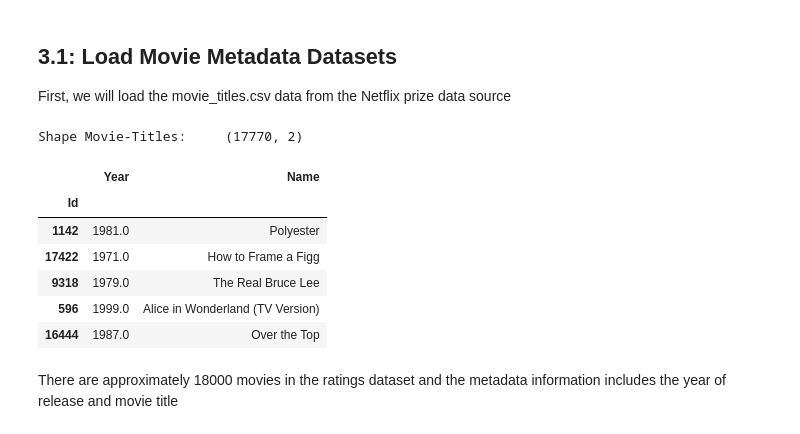
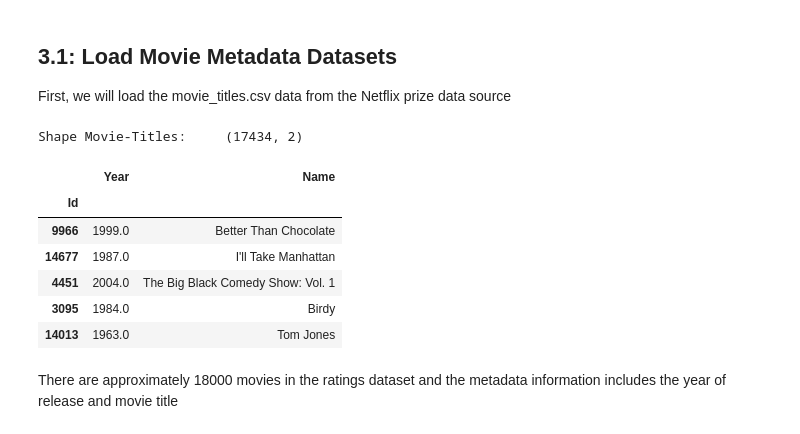
Before and after one commit to dkphung/mec-mini-projects, a Jupyter notebook: mec-17.4.1-recommendation-systems-mini-project/Mini_Project_Recommendation_Systems.ipynb, the cells around one changed output. Drawn from its saved outputs; the diff is of its cells as text; code cells hidden in the pictures.

```diff
--- a/mec-17.4.1-recommendation-systems-mini-project/Mini_Project_Recommendation_Systems.ipynb
+++ b/mec-17.4.1-recommendation-systems-mini-project/Mini_Project_Recommendation_Systems.ipynb
@@ -101,21 +101,21 @@ First, we will load the movie_titles.csv data from the Netflix prize data source
 # %%
 # Load data for all movies
 movie_titles = pd.read_csv('./data/movie_titles.csv.zip',
                            encoding = 'ISO-8859-1',
                            header = None,
-                           names = ['Id', 'Year', 'Name']).set_index('Id')
+                           names = ['Id', 'Year', 'Name'], on_bad_lines='skip').set_index('Id')
 
 print('Shape Movie-Titles:\t{}'.format(movie_titles.shape))
 movie_titles.sample(5)
 # %% [output]
-Shape Movie-Titles:     (17770, 2)
+Shape Movie-Titles:     (17434, 2)
 |  | Year | Name |
 | Id |  |  |
-| 1142 | 1981.0 | Polyester |
-| 17422 | 1971.0 | How to Frame a Figg |
-| 9318 | 1979.0 | The Real Bruce Lee |
-| 596 | 1999.0 | Alice in Wonderland (TV Version) |
-| 16444 | 1987.0 | Over the Top |
+| 9966 | 1999.0 | Better Than Chocolate |
+| 14677 | 1987.0 | I'll Take Manhattan |
+| 4451 | 2004.0 | The Big Black Comedy Show: Vol. 1 |
+| 3095 | 1984.0 | Birdy |
+| 14013 | 1963.0 | Tom Jones |
 # %% [markdown]
 There are approximately 18000 movies in the ratings dataset and the metadata information includes the year of release and movie title
 # %% [markdown]
```
Also changed, not shown: parts of 28 cells of this notebook.
